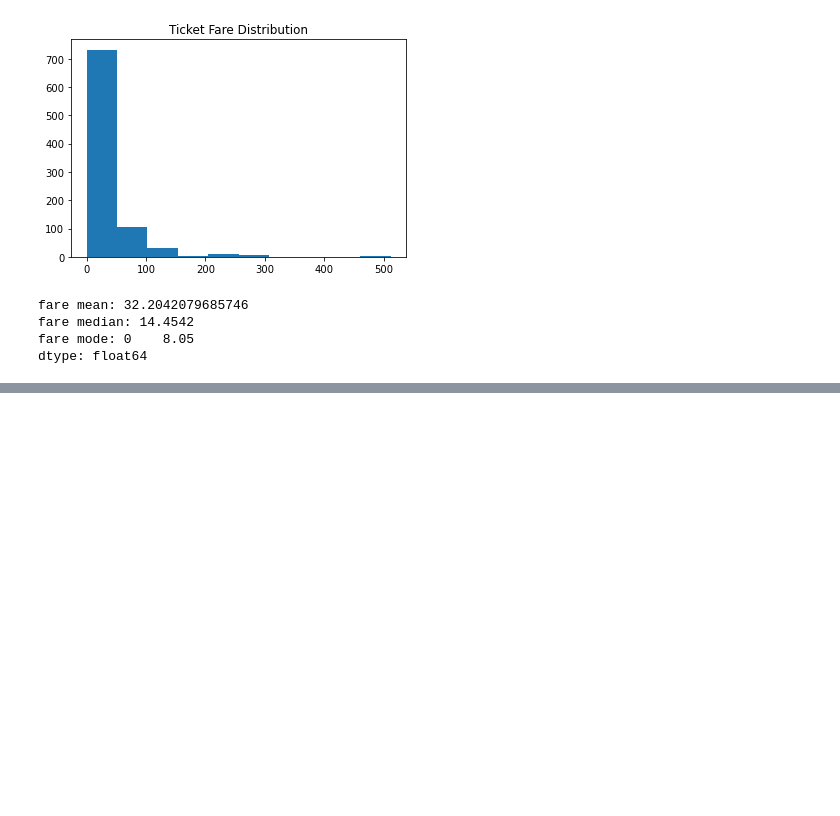
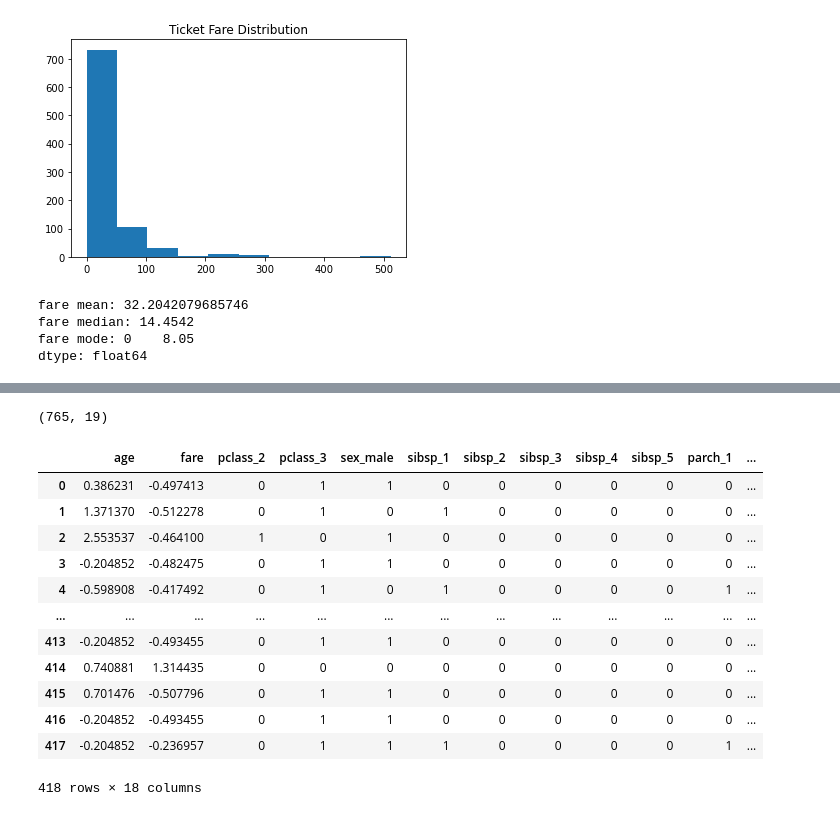
Before and after one commit to swuttipat/titanic, a Jupyter notebook: titanic-ml.ipynb, the cells around one changed output, grey strips where cells are left out. Saved outputs shown, nothing was run; the diff lists cells and outputs as text; code cells hidden in the pictures; blank space fills up the shorter version.

```diff
--- a/titanic-ml.ipynb
+++ b/titanic-ml.ipynb
@@ -355,0 +372,20 @@ Create .csv Model: Random Forest --> Done
+# %%
+train.shape
+# %% [output]
+(765, 19)
+# %%
+test
+# %% [output]
+|  | age | fare | pclass_2 | pclass_3 | sex_male | sibsp_1 | sibsp_2 | sibsp_3 | sibsp_4 | sibsp_5 | parch_1 | ... |
+| 0 | 0.386231 | -0.497413 | 0 | 1 | 1 | 0 | 0 | 0 | 0 | 0 | 0 | ... |
+| 1 | 1.371370 | -0.512278 | 0 | 1 | 0 | 1 | 0 | 0 | 0 | 0 | 0 | ... |
+| 2 | 2.553537 | -0.464100 | 1 | 0 | 1 | 0 | 0 | 0 | 0 | 0 | 0 | ... |
+| 3 | -0.204852 | -0.482475 | 0 | 1 | 1 | 0 | 0 | 0 | 0 | 0 | 0 | ... |
+| 4 | -0.598908 | -0.417492 | 0 | 1 | 0 | 1 | 0 | 0 | 0 | 0 | 1 | ... |
+| ... | ... | ... | ... | ... | ... | ... | ... | ... | ... | ... | ... | ... |
+| 413 | -0.204852 | -0.493455 | 0 | 1 | 1 | 0 | 0 | 0 | 0 | 0 | 0 | ... |
+| 414 | 0.740881 | 1.314435 | 0 | 0 | 0 | 0 | 0 | 0 | 0 | 0 | 0 | ... |
+| 415 | 0.701476 | -0.507796 | 0 | 1 | 1 | 0 | 0 | 0 | 0 | 0 | 0 | ... |
+| 416 | -0.204852 | -0.493455 | 0 | 1 | 1 | 0 | 0 | 0 | 0 | 0 | 0 | ... |
+| 417 | -0.204852 | -0.236957 | 0 | 1 | 1 | 1 | 0 | 0 | 0 | 0 | 1 | ... |
+418 rows × 18 columns
```
Also changed, not shown: parts of 18 cells of this notebook, 2 other files.
